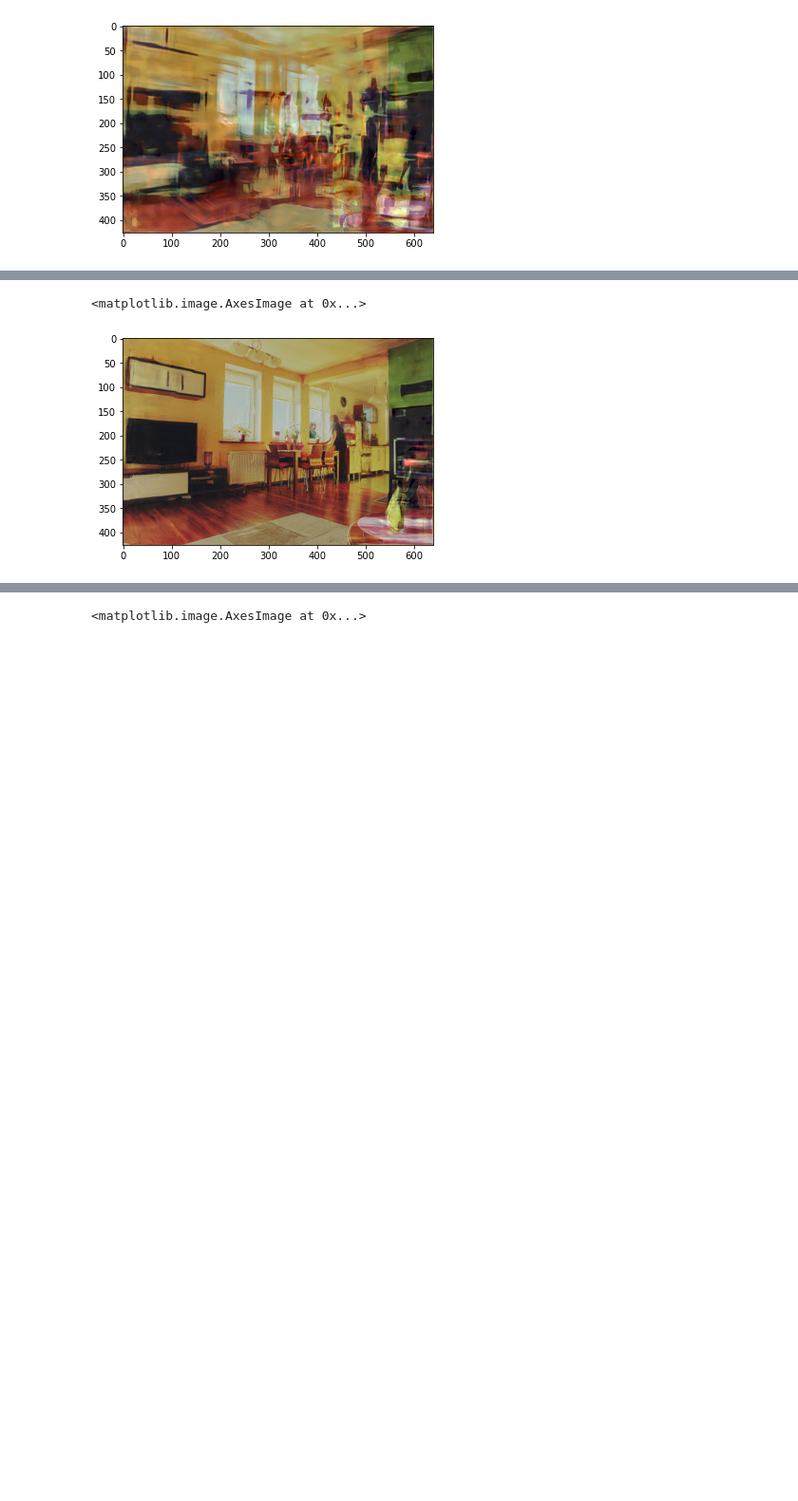
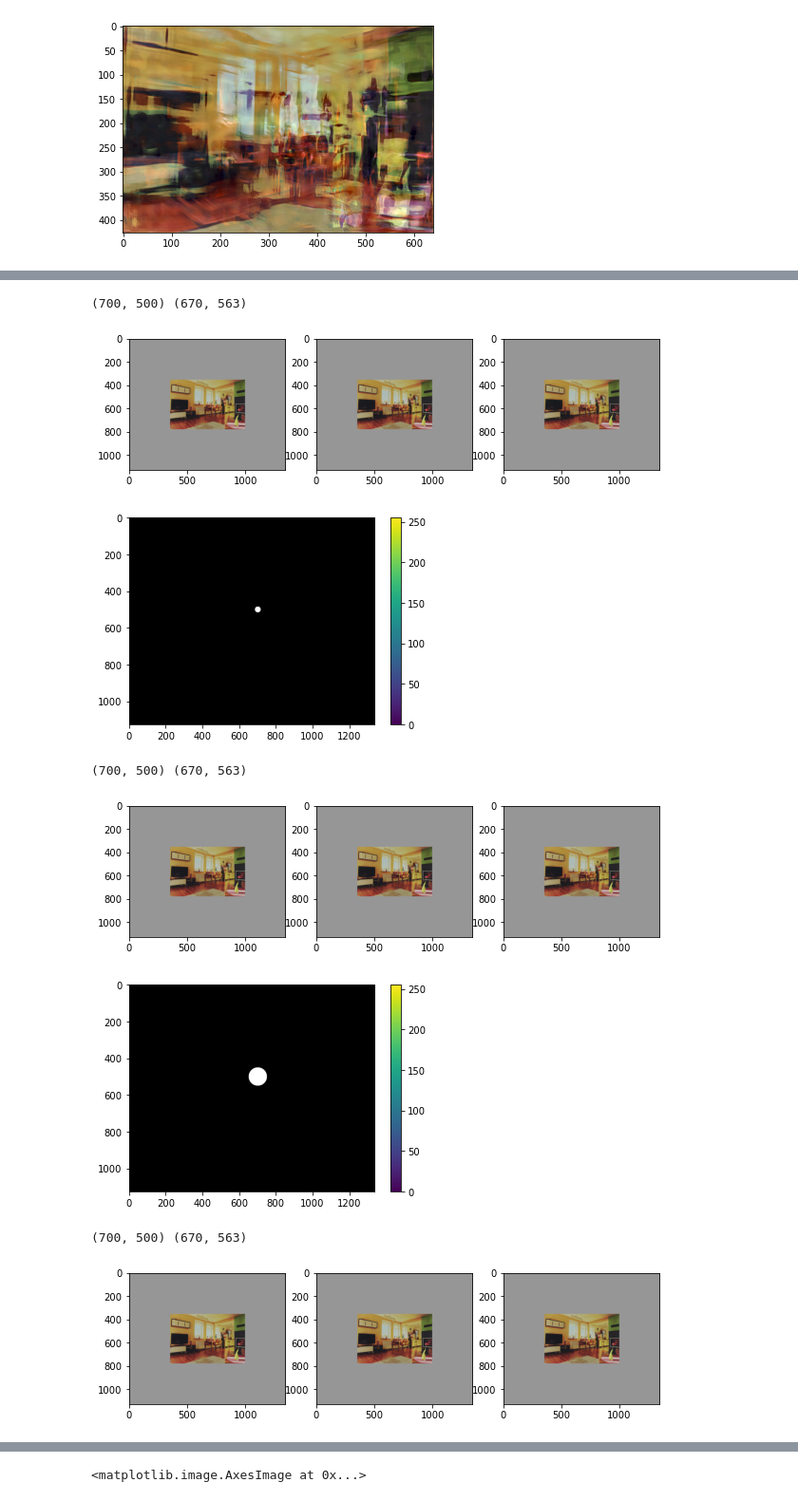
Before and after one commit to RosenholtzLab/TTM, a Jupyter notebook: SewPsudoFoveatedMongrel.ipynb, the cells around one changed output, grey strips where cells are left out. Shown at 95% size. Drawn from its saved outputs; the diff is of its cells as text; code cells hidden in the pictures; blank space fills up the shorter version.

Commit message:
poisson blending

```diff
--- a/SewPsudoFoveatedMongrel.ipynb
+++ b/SewPsudoFoveatedMongrel.ipynb
@@ -54,15 +77,10 @@ mongs = readin_mongrels(eccentricities, image_name, base_directory, showims=True
 # %%
-def create_psuedo_foveated_img_poisson(mongrel_vector,ecc_list, foveation_location):
-    pad = 300
+def create_psuedo_foveated_img_poisson(mongrel_vector,ecc_list, foveation_location,debug_plotting=False):
+    pad = 700
     foveation_location = (foveation_location[0] + pad//2,foveation_location[1] + pad//2)
     fovea_size = 16
 
     img_shape = np.shape(mongrel_vector[0])
-
-    # Calculate the indices from the image
-    y, x = np.indices(img_shape[:-1])
-    num_bins = np.min(img_shape[:-1])
-
 
     y, x = np.indices([img_shape[0]+pad, img_shape[1]+pad])
     num_bins = np.min([img_shape[0]+pad, img_shape[1]+pad])
@@ -70,55 +88,78 @@ def create_psuedo_foveated_img_poisson(mongrel_vector,ecc_list, foveation_locati
     normalized = ((x-foveation_location[0]),(y-foveation_location[1]))
     r = np.hypot(normalized[0], normalized[1])
 
-    pseudo_foveated = np.zeros_like(mongrel_vector[0])
+    #pseudo_foveated = np.zeros_like(mongrel_vector[0])
     mongrel_slices = []
     ecc_mask_3d_list = []
-    for i, ecc in enumerate(ecc_list):
-        if i== len(ecc_list)-1:
-            break
+    for i, ecc in enumerate(ecc_list[:-1]):
+        #if i == len(ecc_list)-1:
+        #    break
         if(i==0):
             min_ecc = 0
             max_ecc = fovea_size
-        elif i== len(ecc_list)-2:
-            min_ecc = 0
-            max_ecc = ecc_list[i]
+        #elif i== len(ecc_list)-2:
+        #    min_ecc = 0
+        #    max_ecc = ecc_list[i]
         else:
-            min_ecc = ecc_list[i-1]
+            min_ecc = ecc_list[0]
             max_ecc = ecc_list[i]
 
         ecc_mask = np.where((r>=min_ecc) & (r<max_ecc), True, False) == True
         ecc_mask_3d = np.concatenate((ecc_mask[:,:,None],ecc_mask[:,:,None],ecc_mask[:,:,None]),2)*255
         ecc_mask_3d_list.append(ecc_mask_3d.astype(mongrel_vector[i].dtype))
 
         source = 150*np.ones((img_shape[0]+pad,img_shape[1]+pad,img_shape[2]), mongrel_vector[0].dtype)
         dest = 150*np.ones((img_shape[0]+pad,img_shape[1]+pad,img_shape[2]), mongrel_vector[0].dtype)
 
         yoff = pad//2
         xoff = pad//2
         source[yoff:yoff+img_shape[0], xoff:xoff+img_shape[1]] = mongrel_vector[i]
         dest[yoff:yoff+img_shape[0], xoff:xoff+img_shape[1]] = mongrel_vector[i+1]
 
-        # print(i)
-        # plt.imshow(source)
-        # plt.show()
-        # plt.imshow(dest)
-        # plt.show()
+        img_center_pad = ((img_shape[1]+pad)//2, (img_shape[0]+pad)//2)
+        print(foveation_location, img_center_pad)
 
         if i ==0:
             output = cv2.seamlessClone(source,dest,ecc_mask_3d.astype(mongrel_vector[0].dtype),foveation_location,cv2.NORMAL_CLONE)
-        if i ==len(ecc_list)-2:
-            # plt.imshow(output)
-            # plt.show()
-            # plt.imshow(dest)
-            # plt.show()
+            #output = cv2.seamlessClone(source,dest,ecc_mask_3d.astype(mongrel_vector[0].dtype),img_center_pad,cv2.NORMAL_CLONE)
+        # elif i ==len(ecc_list)-2:
+        #     # plt.imshow(output)
+        #     # plt.show()
+        #     # plt.imshow(dest)
+        #     # plt.show()
+        #     output = cv2.seamlessClone(output,dest,ecc_mask_3d.astype(mongrel_vector[0].dtype),foveation_location,cv2.NORMAL_CLONE)
+        #     #output = cv2.seamlessClone(output,dest,ecc_mask_3d.astype(mongrel_vector[0].dtype),img_center_pad,cv2.NORMAL_CLONE)
+        else:
             output = cv2.seamlessClone(output,dest,ecc_mask_3d.astype(mongrel_vector[0].dtype),foveation_location,cv2.NORMAL_CLONE)
-        else:
-            output = cv2.seamlessClone(source,output,ecc_mask_3d.astype(mongrel_vector[0].dtype),foveation_location,cv2.NORMAL_CLONE)
+            #output = cv2.seamlessClone(source,output,ecc_mask_3d.astype(mongrel_vector[0].dtype),img_center_pad,cv2.NORMAL_CLONE)
+
+        if(debug_plotting):
+            plt.figure(figsize=(10,10))
+            plt.subplot(1,3,1)
+            plt.imshow(source)
+            plt.subplot(1,3,2)
+            plt.imshow(dest)
+            plt.subplot(1,3,3)
+            plt.imshow(output)
+            plt.show()
+            plt.imshow(1*ecc_mask_3d)
+            plt.colorbar()
+            plt.show()
+
 
     return output[yoff:yoff+img_shape[0], xoff:xoff+img_shape[1]]
 
-psuedo_foveated_mongrel = create_psuedo_foveated_img_poisson(mongs,eccentricities[:-1],(320,240))
+#psuedo_foveated_mongrel = create_psuedo_foveated_img_poisson(mongs,eccentricities[:],(100,100))
+psuedo_foveated_mongrel = create_psuedo_foveated_img_poisson(mongs,eccentricities[:],(350,150),debug_plotting=True)
+#psuedo_foveated_mongrel = create_psuedo_foveated_img_poisson(mongs,eccentricities[:-1],(320,240))
 plt.imshow(psuedo_foveated_mongrel)
+plt.savefig('testpsuudofoveation.png',dpi=300)
 # %% [output]
-<matplotlib.image.AxesImage at 0x...>
+(700, 500) (670, 563)
-[figure, old version]
+[figure, new version]
+[figure, added]
+(700, 500) (670, 563)
+[figure, added]
+[figure, added]
+(700, 500) (670, 563)
+[figure, added]
```
Also changed, not shown: parts of 6 cells of this notebook.
